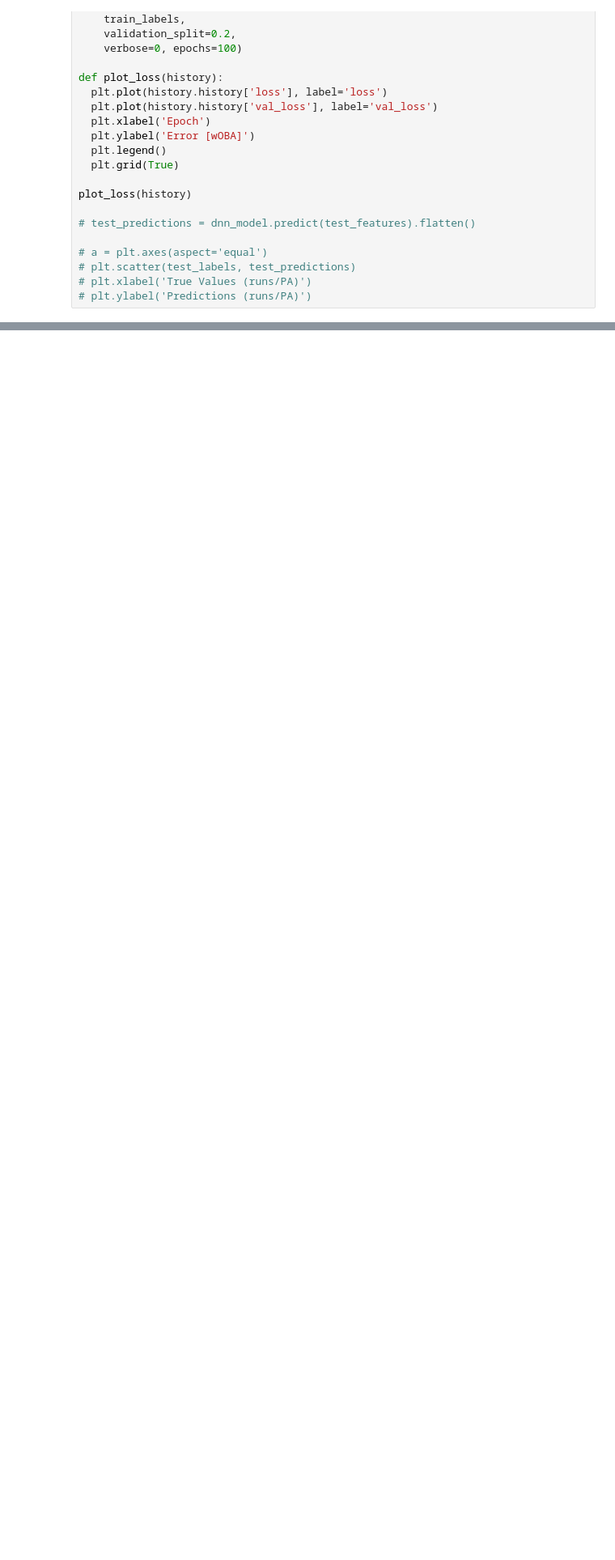
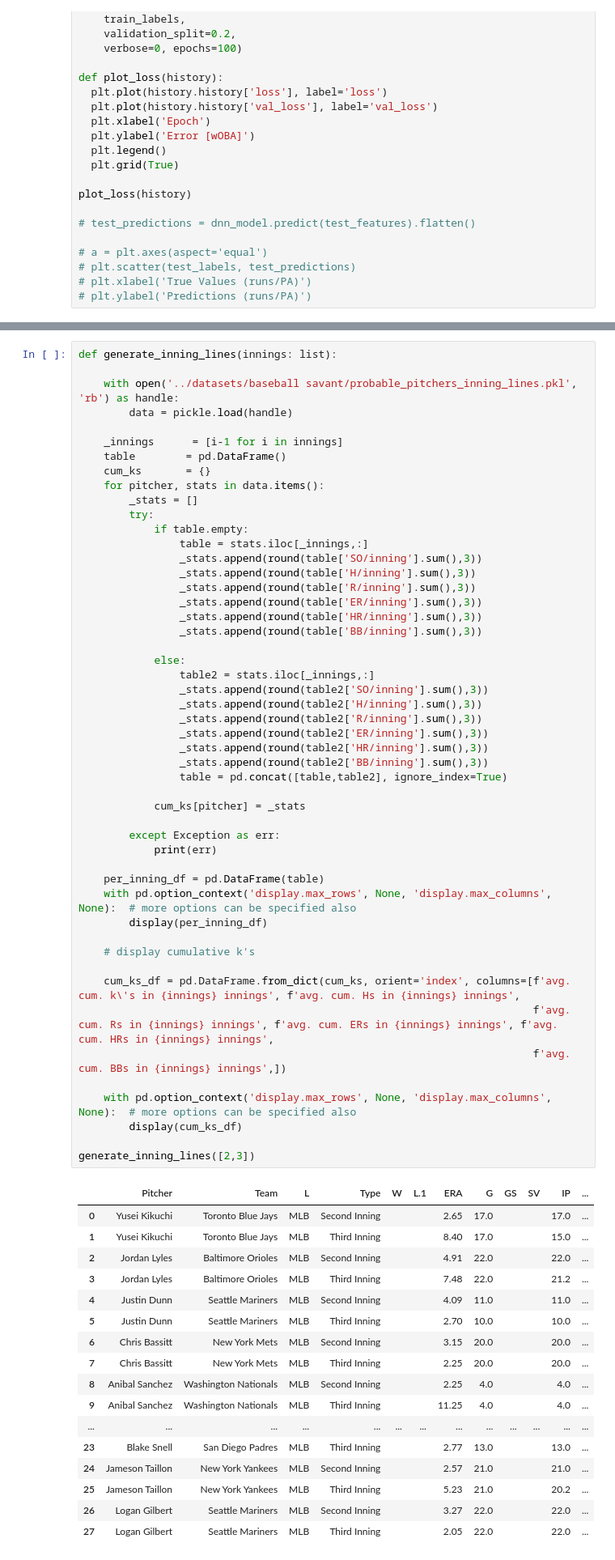
Before and after one commit to rushcapital/quant-baseball, a Jupyter notebook: baseball_savant.ipynb, the cells around one changed output, grey strips where cells are left out. Shown at 81% size. Cells and saved outputs as stored; diff of their text form; blank space fills up the shorter version.

```diff
--- a/baseball_savant.ipynb
+++ b/baseball_savant.ipynb
@@ -203,0 +195,68 @@ generate_inning_lines()
+# %%
+def generate_inning_lines(innings: list):
+
+    with open('../datasets/baseball savant/probable_pitchers_inning_lines.pkl', 'rb') as handle:
+        data = pickle.load(handle)
+
+    _innings      = [i-1 for i in innings]
+    table        = pd.DataFrame()
+    cum_ks       = {}
+    for pitcher, stats in data.items():
+        _stats = []
+        try:
+            if table.empty:
+                table = stats.iloc[_innings,:]
+                _stats.append(round(table['SO/inning'].sum(),3))
+                _stats.append(round(table['H/inning'].sum(),3))
+                _stats.append(round(table['R/inning'].sum(),3))
+                _stats.append(round(table['ER/inning'].sum(),3))
+                _stats.append(round(table['HR/inning'].sum(),3))
+                _stats.append(round(table['BB/inning'].sum(),3))
+
+            else:
+                table2 = stats.iloc[_innings,:]
+                _stats.append(round(table2['SO/inning'].sum(),3))
+                _stats.append(round(table2['H/inning'].sum(),3))
+                _stats.append(round(table2['R/inning'].sum(),3))
+                _stats.append(round(table2['ER/inning'].sum(),3))
+                _stats.append(round(table2['HR/inning'].sum(),3))
+                _stats.append(round(table2['BB/inning'].sum(),3))
+                table = pd.concat([table,table2], ignore_index=True)
+
+            cum_ks[pitcher] = _stats
+
+        except Exception as err:
+            print(err)
+
+    per_inning_df = pd.DataFrame(table)
+    with pd.option_context('display.max_rows', None, 'display.max_columns', None):  # more options can be specified also
+        display(per_inning_df)
+
+    # display cumulative k's
+
+    cum_ks_df = pd.DataFrame.from_dict(cum_ks, orient='index', columns=[f'avg. cum. k\'s in {innings} innings', f'avg. cum. Hs in {innings} innings',
+                                                                        f'avg. cum. Rs in {innings} innings', f'avg. cum. ERs in {innings} innings', f'avg. cum. HRs in {innings} innings',
+                                                                        f'avg. cum. BBs in {innings} innings',])
+
+    with pd.option_context('display.max_rows', None, 'display.max_columns', None):  # more options can be specified also
+        display(cum_ks_df)
+
+generate_inning_lines([2,3])
+# %% [output]
+|  | Pitcher | Team | L | Type | W | L.1 | ERA | G | GS | SV | IP | ... |
+| 0 | Yusei Kikuchi | Toronto Blue Jays | MLB | Second Inning |  |  | 2.65 | 17.0 |  |  | 17.0 | ... |
+| 1 | Yusei Kikuchi | Toronto Blue Jays | MLB | Third Inning |  |  | 8.40 | 17.0 |  |  | 15.0 | ... |
+| 2 | Jordan Lyles | Baltimore Orioles | MLB | Second Inning |  |  | 4.91 | 22.0 |  |  | 22.0 | ... |
+| 3 | Jordan Lyles | Baltimore Orioles | MLB | Third Inning |  |  | 7.48 | 22.0 |  |  | 21.2 | ... |
+| 4 | Justin Dunn | Seattle Mariners | MLB | Second Inning |  |  | 4.09 | 11.0 |  |  | 11.0 | ... |
+| 5 | Justin Dunn | Seattle Mariners | MLB | Third Inning |  |  | 2.70 | 10.0 |  |  | 10.0 | ... |
+| 6 | Chris Bassitt | New York Mets | MLB | Second Inning |  |  | 3.15 | 20.0 |  |  | 20.0 | ... |
+| 7 | Chris Bassitt | New York Mets | MLB | Third Inning |  |  | 2.25 | 20.0 |  |  | 20.0 | ... |
+| 8 | Anibal Sanchez | Washington Nationals | MLB | Second Inning |  |  | 2.25 | 4.0 |  |  | 4.0 | ... |
+| 9 | Anibal Sanchez | Washington Nationals | MLB | Third Inning |  |  | 11.25 | 4.0 |  |  | 4.0 | ... |
+| ... | ... | ... | ... | ... | ... | ... | ... | ... | ... | ... | ... | ... |
+| 23 | Blake Snell | San Diego Padres | MLB | Third Inning |  |  | 2.77 | 13.0 |  |  | 13.0 | ... |
+| 24 | Jameson Taillon | New York Yankees | MLB | Second Inning |  |  | 2.57 | 21.0 |  |  | 21.0 | ... |
+| 25 | Jameson Taillon | New York Yankees | MLB | Third Inning |  |  | 5.23 | 21.0 |  |  | 20.2 | ... |
+| 26 | Logan Gilbert | Seattle Mariners | MLB | Second Inning |  |  | 3.27 | 22.0 |  |  | 22.0 | ... |
+| 27 | Logan Gilbert | Seattle Mariners | MLB | Third Inning |  |  | 2.05 | 22.0 |  |  | 22.0 | ... |
```
Also changed, not shown: parts of 3 cells of this notebook.
